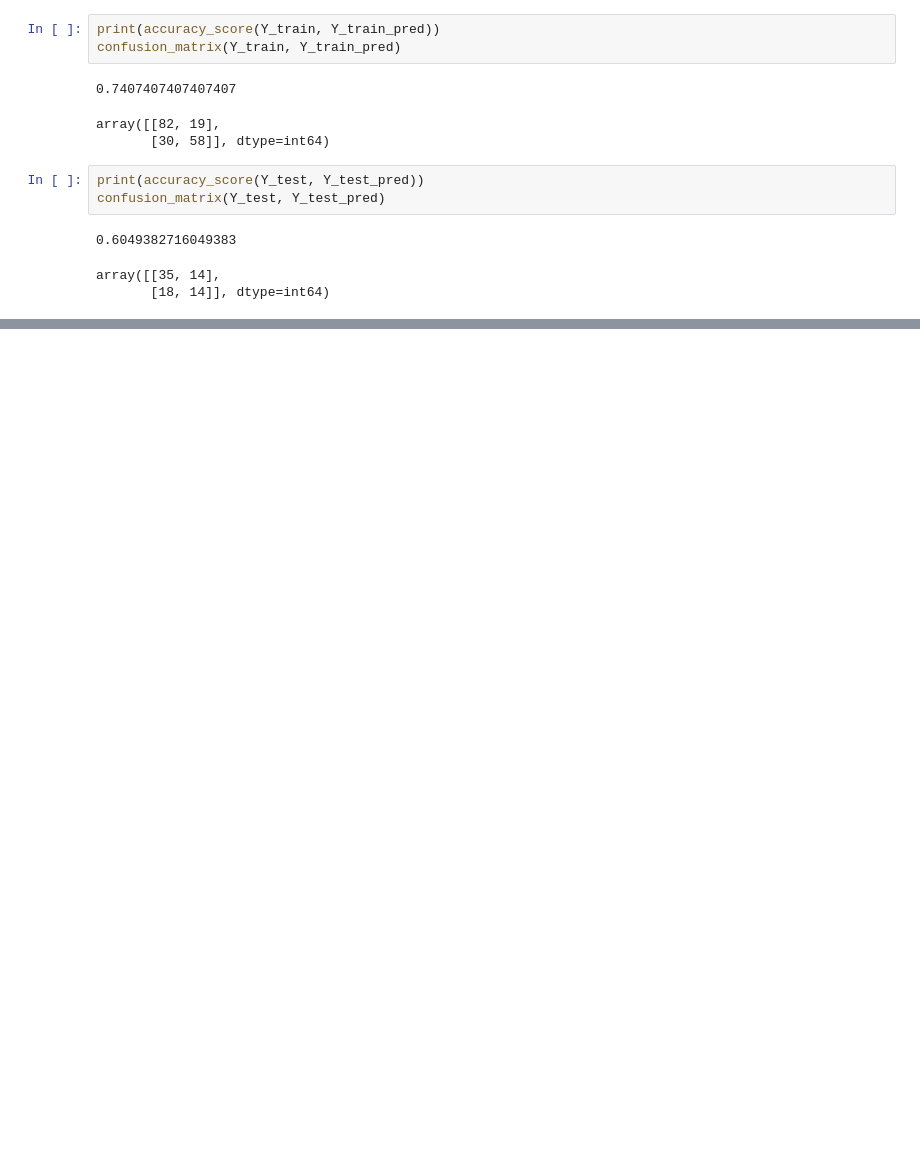
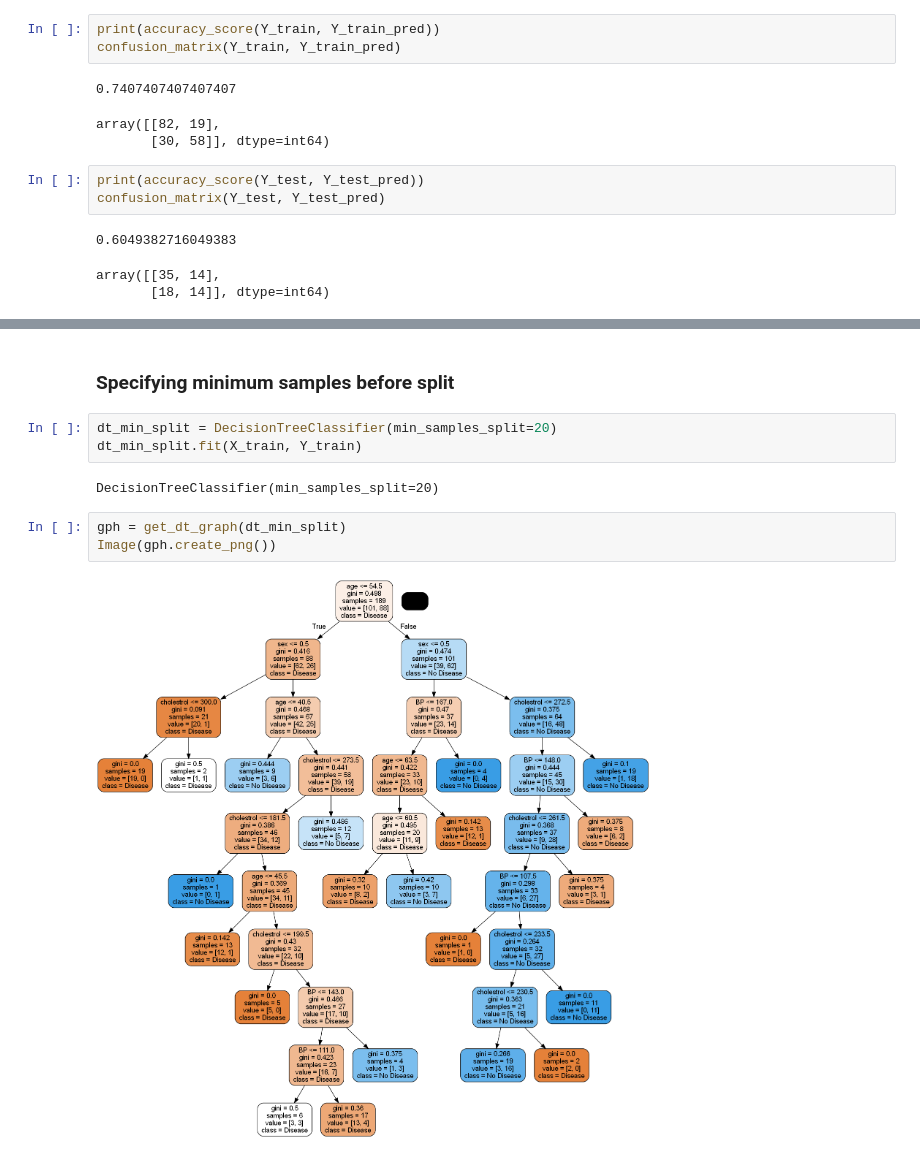
Before and after one commit to KalyaniVijayPakhale/Heart-Disease-Prediction-Tree-Model-, a Jupyter notebook: Heart disease prediction.ipynb, the cells around one changed output, grey strips where cells are left out. Drawn from its saved outputs; the diff is of its cells as text; blank space fills up the shorter version.

```diff
--- a/Heart disease prediction.ipynb
+++ b/Heart disease prediction.ipynb
@@ -115,0 +206,12 @@ array([[35, 14],
+# %% [markdown]
+### Specifying minimum samples before split
+# %%
+dt_min_split = DecisionTreeClassifier(min_samples_split=20)
+dt_min_split.fit(X_train, Y_train)
+# %% [output]
+DecisionTreeClassifier(min_samples_split=20)
+# %%
+gph = get_dt_graph(dt_min_split)
+Image(gph.create_png())
+# %% [output]
+[figure, added]
```
Also changed, not shown: parts of 64 cells of this notebook.
